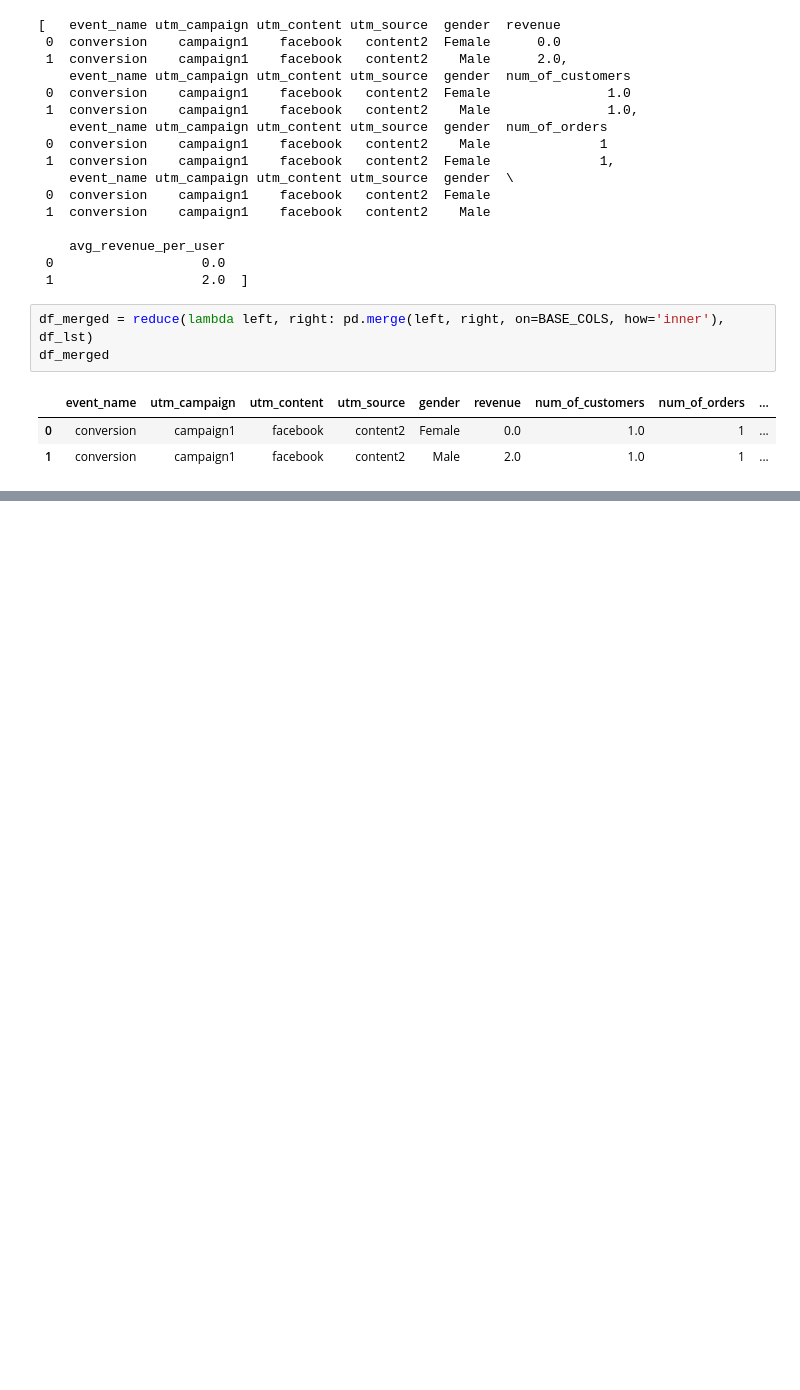
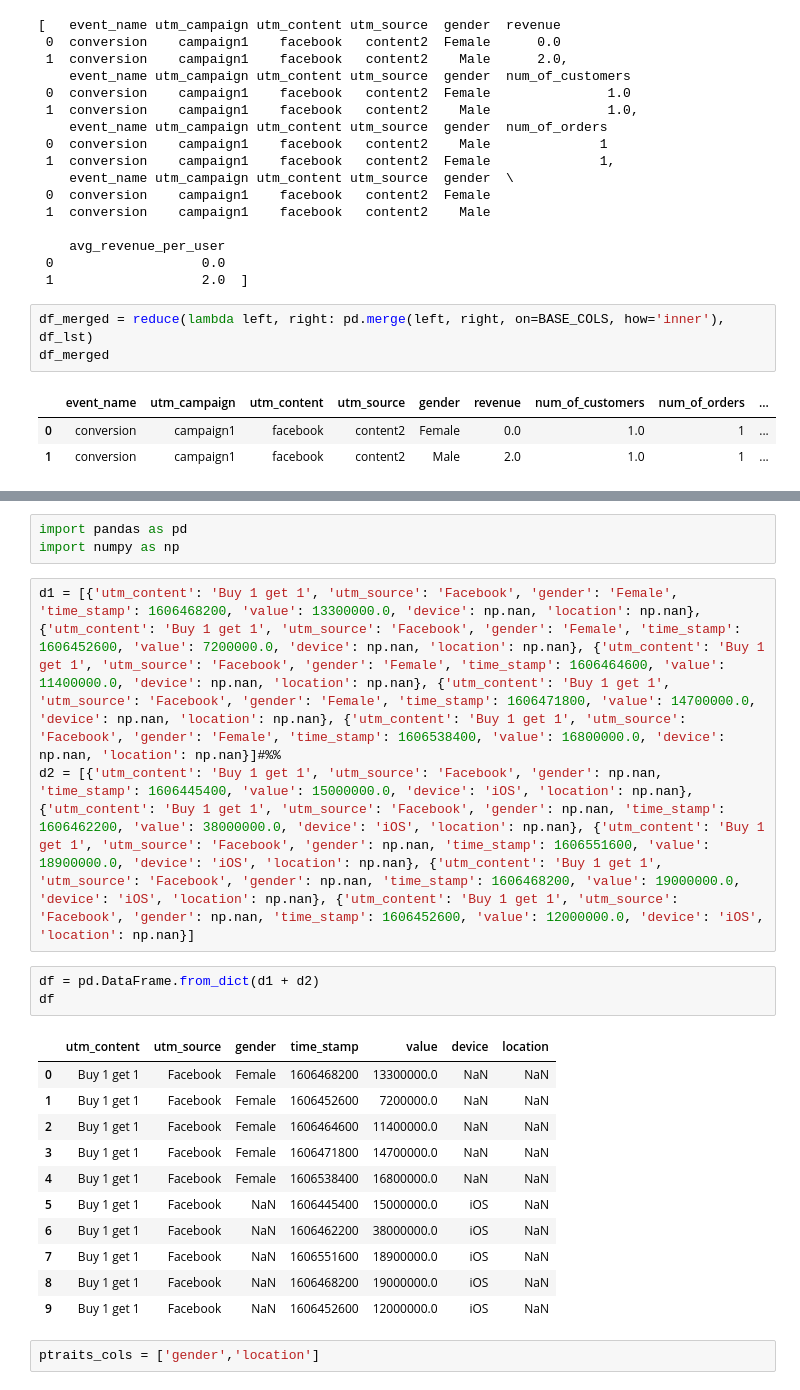
Before and after one commit to chile0101/ClickHouse, a Jupyter notebook: event-processing-db/play_features/campaign/campaign_metrics_ts.ipynb, the cells around one changed output, grey strips where cells are left out. Cells and saved outputs as stored; diff of their text form; blank space fills up the shorter version.

```diff
--- a/event-processing-db/play_features/campaign/campaign_metrics_ts.ipynb
+++ b/event-processing-db/play_features/campaign/campaign_metrics_ts.ipynb
@@ -181,0 +188,23 @@ df_merged
+# %%
+import pandas as pd
+import numpy as np
+# %%
+d1 = [{'utm_content': 'Buy 1 get 1', 'utm_source': 'Facebook', 'gender': 'Female', 'time_stamp': 1606468200, 'value': 13300000.0, 'device': np.nan, 'location': np.nan}, {'utm_content': 'Buy 1 get 1', 'utm_source': 'Facebook', 'gender': 'Female', 'time_stamp': 1606452600, 'value': 7200000.0, 'device': np.nan, 'location': np.nan}, {'utm_content': 'Buy 1 get 1', 'utm_source': 'Facebook', 'gender': 'Female', 'time_stamp': 1606464600, 'value': 11400000.0, 'device': np.nan, 'location': np.nan}, {'utm_content': 'Buy 1 get 1', 'utm_source': 'Facebook', 'gender': 'Female', 'time_stamp': 1606471800, 'value': 14700000.0, 'device': np.nan, 'location': np.nan}, {'utm_content': 'Buy 1 get 1', 'utm_source': 'Facebook', 'gender': 'Female', 'time_stamp': 1606538400, 'value': 16800000.0, 'device': np.nan, 'location': np.nan}]#%%
+d2 = [{'utm_content': 'Buy 1 get 1', 'utm_source': 'Facebook', 'gender': np.nan, 'time_stamp': 1606445400, 'value': 15000000.0, 'device': 'iOS', 'location': np.nan}, {'utm_content': 'Buy 1 get 1', 'utm_source': 'Facebook', 'gender': np.nan, 'time_stamp': 1606462200, 'value': 38000000.0, 'device': 'iOS', 'location': np.nan}, {'utm_content': 'Buy 1 get 1', 'utm_source': 'Facebook', 'gender': np.nan, 'time_stamp': 1606551600, 'value': 18900000.0, 'device': 'iOS', 'location': np.nan}, {'utm_content': 'Buy 1 get 1', 'utm_source': 'Facebook', 'gender': np.nan, 'time_stamp': 1606468200, 'value': 19000000.0, 'device': 'iOS', 'location': np.nan}, {'utm_content': 'Buy 1 get 1', 'utm_source': 'Facebook', 'gender': np.nan, 'time_stamp': 1606452600, 'value': 12000000.0, 'device': 'iOS', 'location': np.nan}]
+# %%
+df = pd.DataFrame.from_dict(d1 + d2)
+df
+# %% [output]
+|  | utm_content | utm_source | gender | time_stamp | value | device | location |
+| 0 | Buy 1 get 1 | Facebook | Female | 1606468200 | 13300000.0 | NaN | NaN |
+| 1 | Buy 1 get 1 | Facebook | Female | 1606452600 | 7200000.0 | NaN | NaN |
+| 2 | Buy 1 get 1 | Facebook | Female | 1606464600 | 11400000.0 | NaN | NaN |
+| 3 | Buy 1 get 1 | Facebook | Female | 1606471800 | 14700000.0 | NaN | NaN |
+| 4 | Buy 1 get 1 | Facebook | Female | 1606538400 | 16800000.0 | NaN | NaN |
+| 5 | Buy 1 get 1 | Facebook | NaN | 1606445400 | 15000000.0 | iOS | NaN |
+| 6 | Buy 1 get 1 | Facebook | NaN | 1606462200 | 38000000.0 | iOS | NaN |
+| 7 | Buy 1 get 1 | Facebook | NaN | 1606551600 | 18900000.0 | iOS | NaN |
+| 8 | Buy 1 get 1 | Facebook | NaN | 1606468200 | 19000000.0 | iOS | NaN |
+| 9 | Buy 1 get 1 | Facebook | NaN | 1606452600 | 12000000.0 | iOS | NaN |
+# %%
+ptraits_cols = ['gender','location']
```
Also changed, not shown: parts of 28 cells of this notebook, 18 other files.
